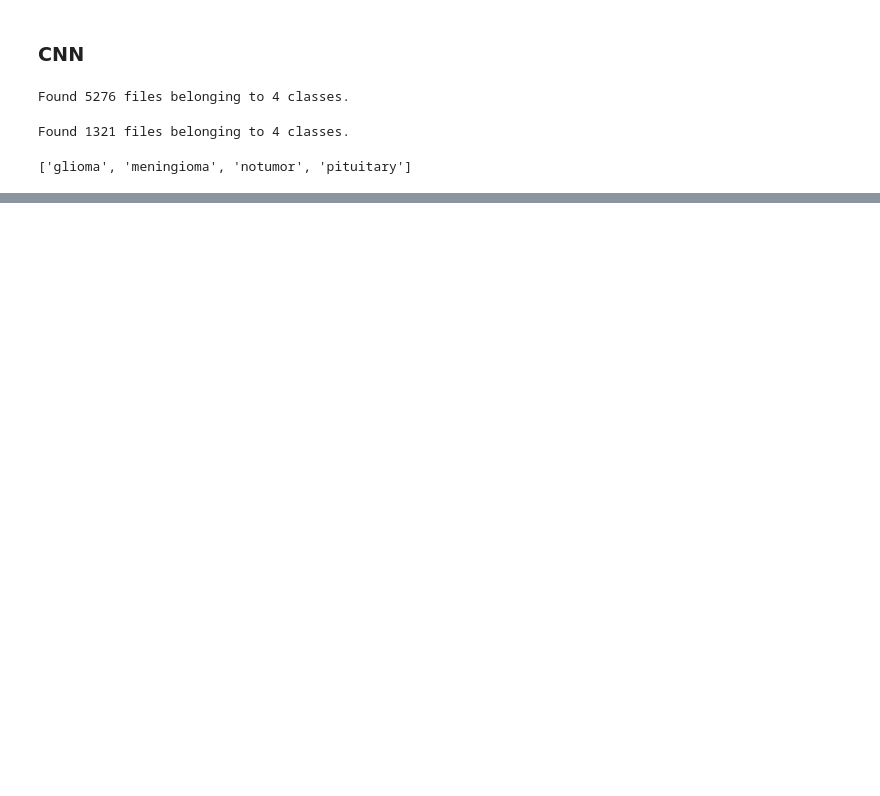
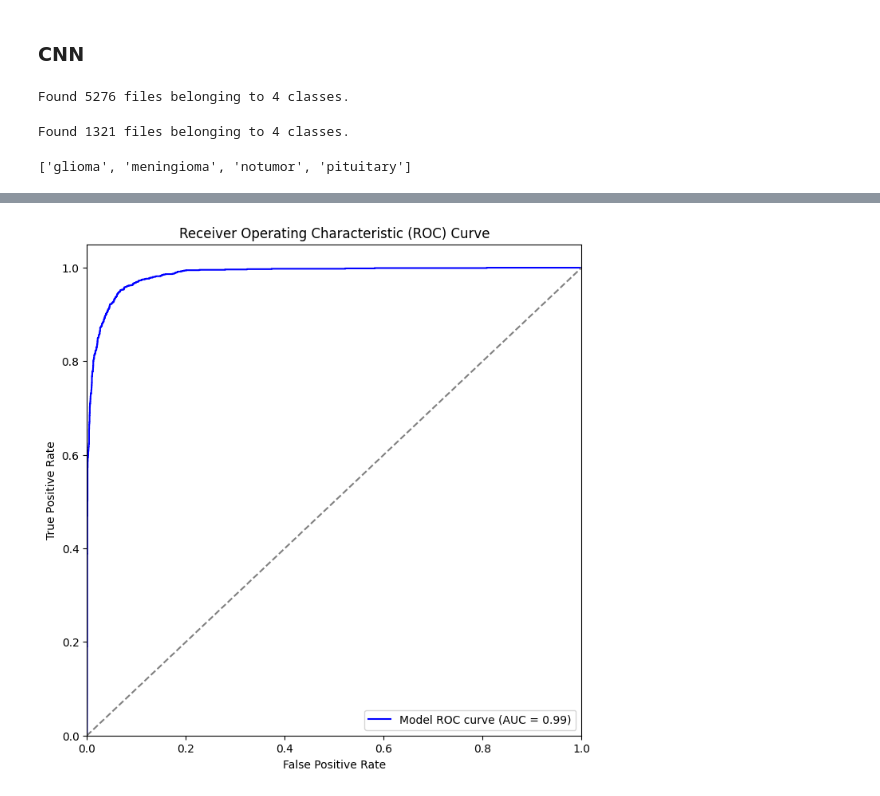
Before and after one commit to Jianting-Selina/ProjectInML, a Jupyter notebook: BrainTumor.ipynb, the cells around one changed output, grey strips where cells are left out. Cells and saved outputs as stored; diff of their text form; code cells hidden in the pictures; blank space fills up the shorter version.

```diff
--- a/BrainTumor.ipynb
+++ b/BrainTumor.ipynb
@@ -485,0 +717,43 @@ Predicted Class Index: 2, Predicted Class Name: No Tumor
+# %%
+import matplotlib.pyplot as plt
+from sklearn.metrics import roc_curve, auc
+from tensorflow.keras.utils import to_categorical
+
+# Function to compute ROC and AUC
+def plot_roc_curve(model, test_ds, num_classes):
+    # Get true labels and predicted probabilities
+    true_labels = []
+    pred_probs = []
+
+    for images, labels in test_ds:
+        true_labels.extend(labels.numpy())  # True labels (from the dataset)
+        preds = model.predict(images, verbose=0)  # Model predictions
+        pred_probs.extend(preds)  # Predicted probabilities for each class
+
+    # Convert to numpy arrays
+    true_labels = np.array(true_labels)
+    pred_probs = np.array(pred_probs)
+
+    # Binarize the true labels (multi-class to one-hot encoding)
+    true_labels_one_hot = to_categorical(true_labels, num_classes)
+
+    # Compute ROC curve and AUC for each class
+    fpr, tpr, thresholds = roc_curve(true_labels_one_hot.ravel(), pred_probs.ravel())
+    roc_auc = auc(fpr, tpr)
+
+    # Plot ROC curve
+    plt.figure(figsize=(8, 8))
+    plt.plot(fpr, tpr, color='b', label=f'Model ROC curve (AUC = {roc_auc:.2f})')
+    plt.plot([0, 1], [0, 1], color='gray', linestyle='--')  # Diagonal line (chance level)
+    plt.xlim([0.0, 1.0])
+    plt.ylim([0.0, 1.05])
+    plt.xlabel('False Positive Rate')
+    plt.ylabel('True Positive Rate')
+    plt.title('Receiver Operating Characteristic (ROC) Curve')
+    plt.legend(loc='lower right')
+    plt.show()
+
+# Plot ROC curve for your model
+plot_roc_curve(model, test_ds, num_classes)
+# %% [output]
+[figure, added]
```
Also changed, not shown: parts of 38 cells of this notebook.
